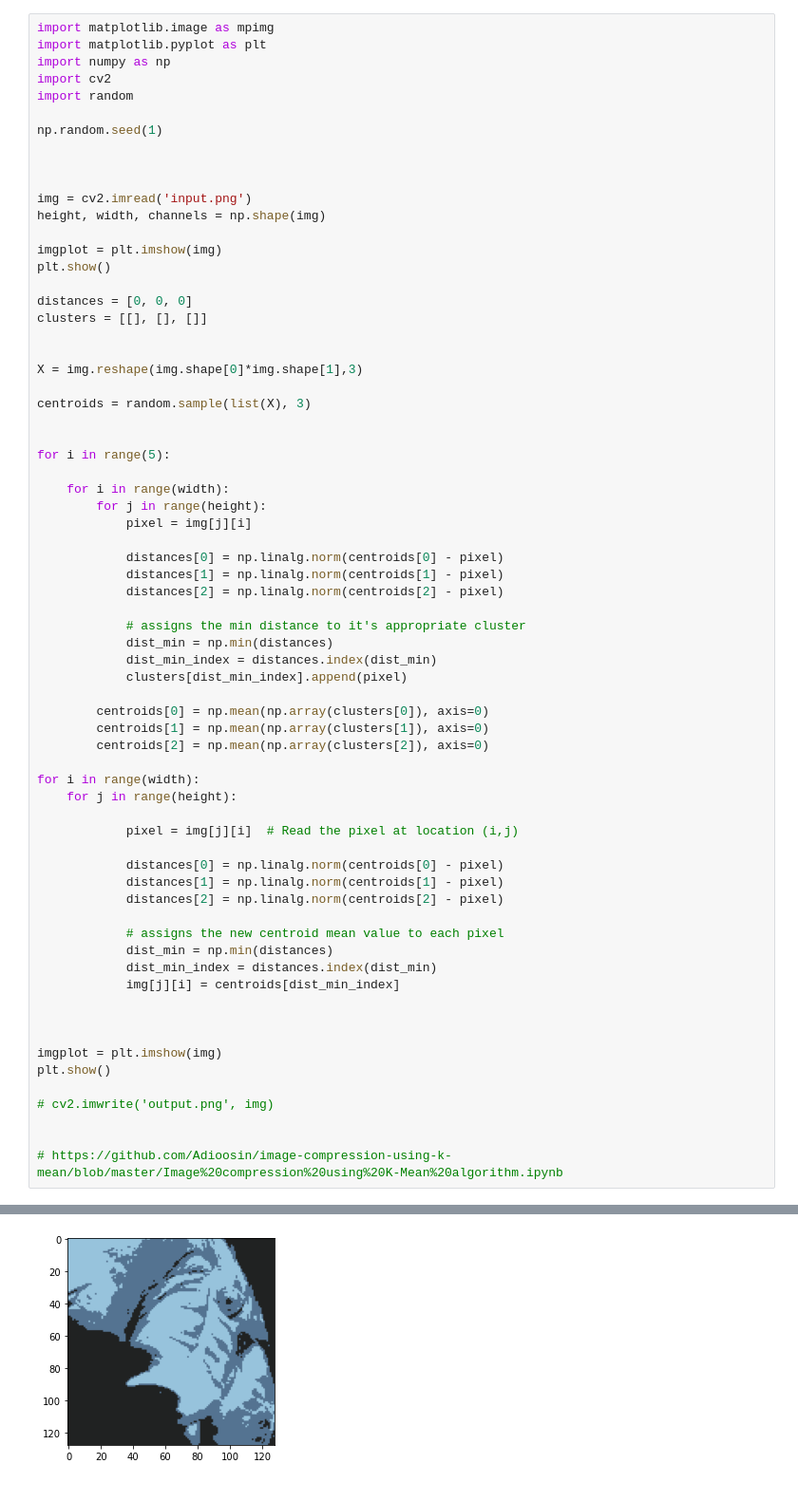
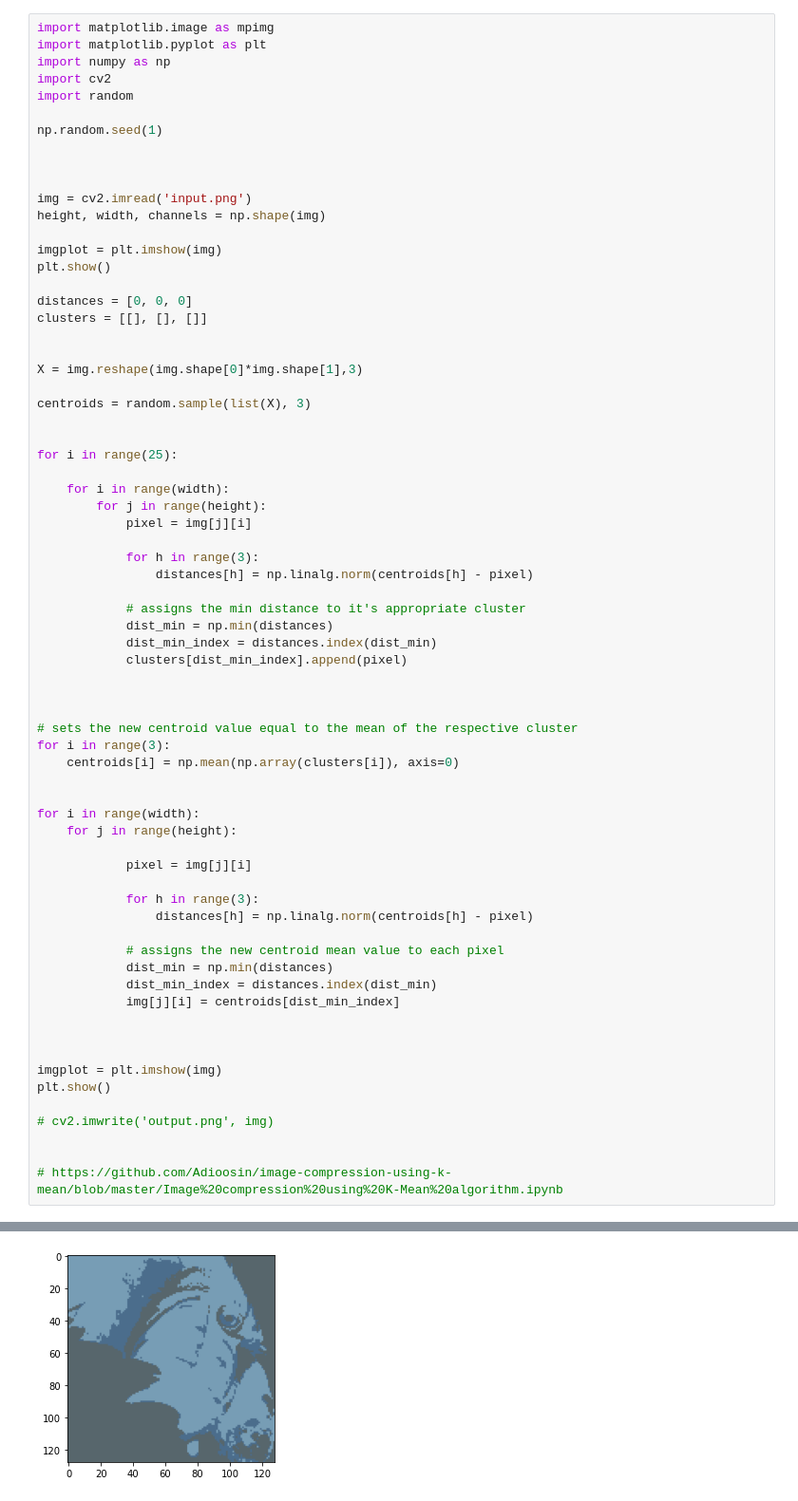
Before and after one commit to ParkerH98/OklahomaStateUniversity, a Jupyter notebook: CS5783_MachineLearning/Assignment5/k_means.ipynb, the cells around one changed output, grey strips where cells are left out. Shown at 95% size. Saved outputs shown, nothing was run; the diff lists cells and outputs as text.

```diff
--- a/CS5783_MachineLearning/Assignment5/k_means.ipynb
+++ b/CS5783_MachineLearning/Assignment5/k_means.ipynb
@@ -24,48 +24,49 @@ X = img.reshape(img.shape[0]*img.shape[1],3)
 centroids = random.sample(list(X), 3)
 
 
-for i in range(5):
+for i in range(25):
 
     for i in range(width):
         for j in range(height):
             pixel = img[j][i]
 
-            distances[0] = np.linalg.norm(centroids[0] - pixel)
-            distances[1] = np.linalg.norm(centroids[1] - pixel)
-            distances[2] = np.linalg.norm(centroids[2] - pixel)
+            for h in range(3):
+                distances[h] = np.linalg.norm(centroids[h] - pixel)
 
             # assigns the min distance to it's appropriate cluster
             dist_min = np.min(distances)
             dist_min_index = distances.index(dist_min)
             clusters[dist_min_index].append(pixel)
 
-        centroids[0] = np.mean(np.array(clusters[0]), axis=0)
-        centroids[1] = np.mean(np.array(clusters[1]), axis=0)
-        centroids[2] = np.mean(np.array(clusters[2]), axis=0)
+
+
+# sets the new centroid value equal to the mean of the respective cluster
+for i in range(3):
+    centroids[i] = np.mean(np.array(clusters[i]), axis=0)
+
 
 for i in range(width):
     for j in range(height):
 
-            pixel = img[j][i]  # Read the pixel at location (i,j)
+            pixel = img[j][i]
 
-            distances[0] = np.linalg.norm(centroids[0] - pixel)
-            distances[1] = np.linalg.norm(centroids[1] - pixel)
-            distances[2] = np.linalg.norm(centroids[2] - pixel)
+            for h in range(3):
+                distances[h] = np.linalg.norm(centroids[h] - pixel)
 
             # assigns the new centroid mean value to each pixel
             dist_min = np.min(distances)
             dist_min_index = distances.index(dist_min)
             img[j][i] = centroids[dist_min_index]
 
 
 
 imgplot = plt.imshow(img)
 plt.show()
 
 # cv2.imwrite('output.png', img)
 
 
 # https://github.com/Adioosin/image-compression-using-k-mean/blob/master/Image%20compression%20using%20K-Mean%20algorithm.ipynb
 # %% [output]
 [figure]
-[figure, old version]
+[figure, new version]
```
